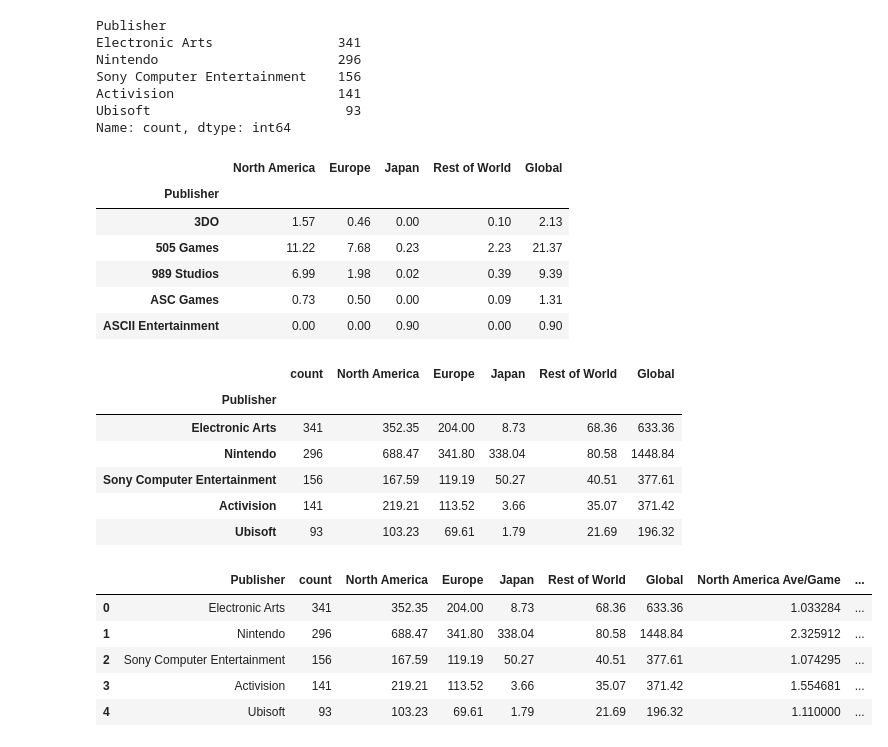
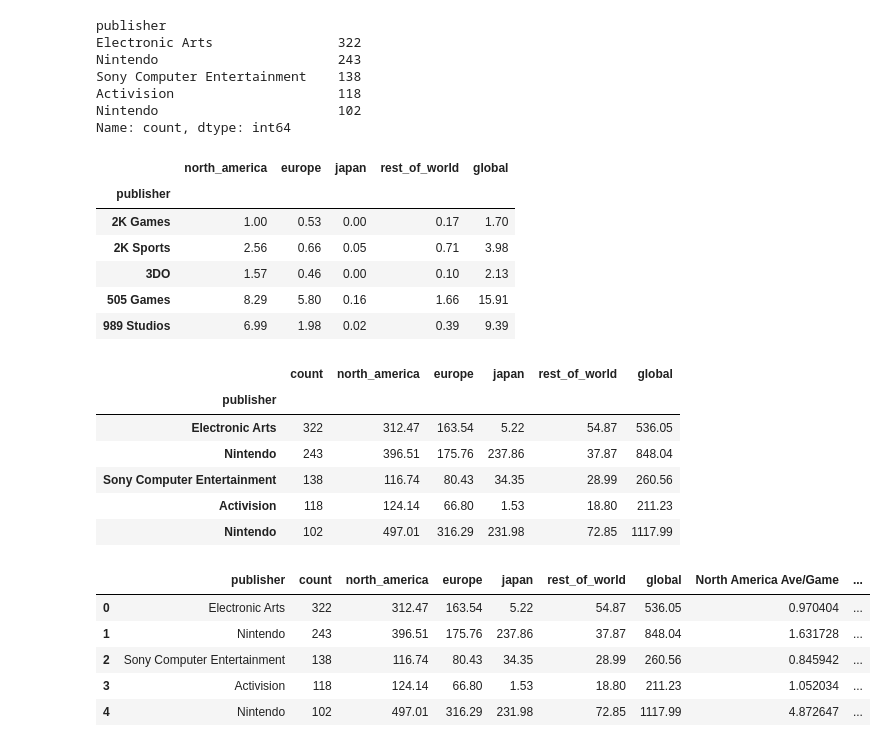
Before and after one commit to liamnelson3/UO-Data-Analysis-Project_1-Video-Game-Marketing, a Jupyter notebook: Project 1/Project 1 - Games.ipynb, the cells around one changed output. Saved outputs shown, nothing was run; the diff lists cells and outputs as text; code cells hidden in the pictures.

```diff
--- a/Project 1/Project 1 - Games.ipynb
+++ b/Project 1/Project 1 - Games.ipynb
@@ -7,7 +7,7 @@ import numpy as np
 # %%
 # Store data as DataFrame
 
-raw_game_data = "Video Games Sales.xlsx"
-game_data_df = pd.read_excel(raw_game_data)
+raw_game_data = "vg_sales_updated.csv"
+game_data_df = pd.read_csv(raw_game_data)
 game_data_df.head()
 # %% [output]
@@ -20,64 +20,64 @@ game_data_df.head()
 # %%
 # Find how many games per publisher
 
-game_qty_df = game_data_df['Publisher'].value_counts()
+game_qty_df = game_data_df['publisher'].value_counts()
 
 game_qty_df.head()
 # %% [output]
-Publisher
-Electronic Arts                341
-Nintendo                       296
-Sony Computer Entertainment    156
-Activision                     141
-Ubisoft                         93
+publisher
+Electronic Arts                322
+Nintendo                       243
+Sony Computer Entertainment    138
+Activision                     118
+Nintendo                       102
 Name: count, dtype: int64
 # %%
 # Find the overall sales
 
-sum_by_publisher = game_data_df.groupby('Publisher')[['North America', 'Europe', 'Japan', 'Rest of World', 'Global']].sum()
+sum_by_publisher = game_data_df.groupby('publisher')[['north_america', 'europe', 'japan', 'rest_of_world', 'global']].sum()
 
 sum_by_publisher.head()
 # %% [output]
-|  | North America | Europe | Japan | Rest of World | Global |
-| Publisher |  |  |  |  |  |
+|  | north_america | europe | japan | rest_of_world | global |
+| publisher |  |  |  |  |  |
+| 2K Games | 1.00 | 0.53 | 0.00 | 0.17 | 1.70 |
+| 2K Sports | 2.56 | 0.66 | 0.05 | 0.71 | 3.98 |
 | 3DO | 1.57 | 0.46 | 0.00 | 0.10 | 2.13 |
-| 505 Games | 11.22 | 7.68 | 0.23 | 2.23 | 21.37 |
+| 505 Games | 8.29 | 5.80 | 0.16 | 1.66 | 15.91 |
 | 989 Studios | 6.99 | 1.98 | 0.02 | 0.39 | 9.39 |
-| ASC Games | 0.73 | 0.50 | 0.00 | 0.09 | 1.31 |
-| ASCII Entertainment | 0.00 | 0.00 | 0.90 | 0.00 | 0.90 |
 # %%
 # Create DataFrame with both Sales and Game Qty
 
-merged_df = pd.merge(game_qty_df, sum_by_publisher, on="Publisher")
+merged_df = pd.merge(game_qty_df, sum_by_publisher, on="publisher")
 
 merged_df.head()
 # %% [output]
-|  | count | North America | Europe | Japan | Rest of World | Global |
-| Publisher |  |  |  |  |  |  |
-| Electronic Arts | 341 | 352.35 | 204.00 | 8.73 | 68.36 | 633.36 |
-| Nintendo | 296 | 688.47 | 341.80 | 338.04 | 80.58 | 1448.84 |
-| Sony Computer Entertainment | 156 | 167.59 | 119.19 | 50.27 | 40.51 | 377.61 |
-| Activision | 141 | 219.21 | 113.52 | 3.66 | 35.07 | 371.42 |
-| Ubisoft | 93 | 103.23 | 69.61 | 1.79 | 21.69 | 196.32 |
+|  | count | north_america | europe | japan | rest_of_world | global |
+| publisher |  |  |  |  |  |  |
+| Electronic Arts | 322 | 312.47 | 163.54 | 5.22 | 54.87 | 536.05 |
+| Nintendo | 243 | 396.51 | 175.76 | 237.86 | 37.87 | 848.04 |
+| Sony Computer Entertainment | 138 | 116.74 | 80.43 | 34.35 | 28.99 | 260.56 |
+| Activision | 118 | 124.14 | 66.80 | 1.53 | 18.80 | 211.23 |
+| Nintendo | 102 | 497.01 | 316.29 | 231.98 | 72.85 | 1117.99 |
 # %%
 # Caluculate Rankings
 
-merged_df["North America Ave/Game"] = merged_df['North America'] / merged_df['count']
-merged_df["Europe Ave/Game"] = merged_df['Europe'] / merged_df['count']
-merged_df["Japan Ave/Game"] = merged_df['Japan'] / merged_df['count']
-merged_df["Rest of World Ave/Game"] = merged_df['Rest of World'] / merged_df['count']
-merged_df["Global Ave/Game"] = merged_df['Global'] / merged_df['count']
+merged_df["North America Ave/Game"] = merged_df['north_america'] / merged_df['count']
+merged_df["Europe Ave/Game"] = merged_df['europe'] / merged_df['count']
+merged_df["Japan Ave/Game"] = merged_df['japan'] / merged_df['count']
+merged_df["Rest of World Ave/Game"] = merged_df['rest_of_world'] / merged_df['count']
+merged_df["Global Ave/Game"] = merged_df['global'] / merged_df['count']
 
 merged_df.to_csv("./merged.csv")
 merged_df = pd.read_csv("./merged.csv")
 merged_df.head()
 # %% [output]
-|  | Publisher | count | North America | Europe | Japan | Rest of World | Global | North America Ave/Game | ... |
-| 0 | Electronic Arts | 341 | 352.35 | 204.00 | 8.73 | 68.36 | 633.36 | 1.033284 | ... |
-| 1 | Nintendo | 296 | 688.47 | 341.80 | 338.04 | 80.58 | 1448.84 | 2.325912 | ... |
-| 2 | Sony Computer Entertainment | 156 | 167.59 | 119.19 | 50.27 | 40.51 | 377.61 | 1.074295 | ... |
-| 3 | Activision | 141 | 219.21 | 113.52 | 3.66 | 35.07 | 371.42 | 1.554681 | ... |
-| 4 | Ubisoft | 93 | 103.23 | 69.61 | 1.79 | 21.69 | 196.32 | 1.110000 | ... |
+|  | publisher | count | north_america | europe | japan | rest_of_world | global | North America Ave/Game | ... |
+| 0 | Electronic Arts | 322 | 312.47 | 163.54 | 5.22 | 54.87 | 536.05 | 0.970404 | ... |
+| 1 | Nintendo | 243 | 396.51 | 175.76 | 237.86 | 37.87 | 848.04 | 1.631728 | ... |
+| 2 | Sony Computer Entertainment | 138 | 116.74 | 80.43 | 34.35 | 28.99 | 260.56 | 0.845942 | ... |
+| 3 | Activision | 118 | 124.14 | 66.80 | 1.53 | 18.80 | 211.23 | 1.052034 | ... |
+| 4 | Nintendo | 102 | 497.01 | 316.29 | 231.98 | 72.85 | 1117.99 | 4.872647 | ... |
 # %%
 # North American Data
 
```
Also changed, not shown: parts of 7 cells of this notebook, 4 other files.
